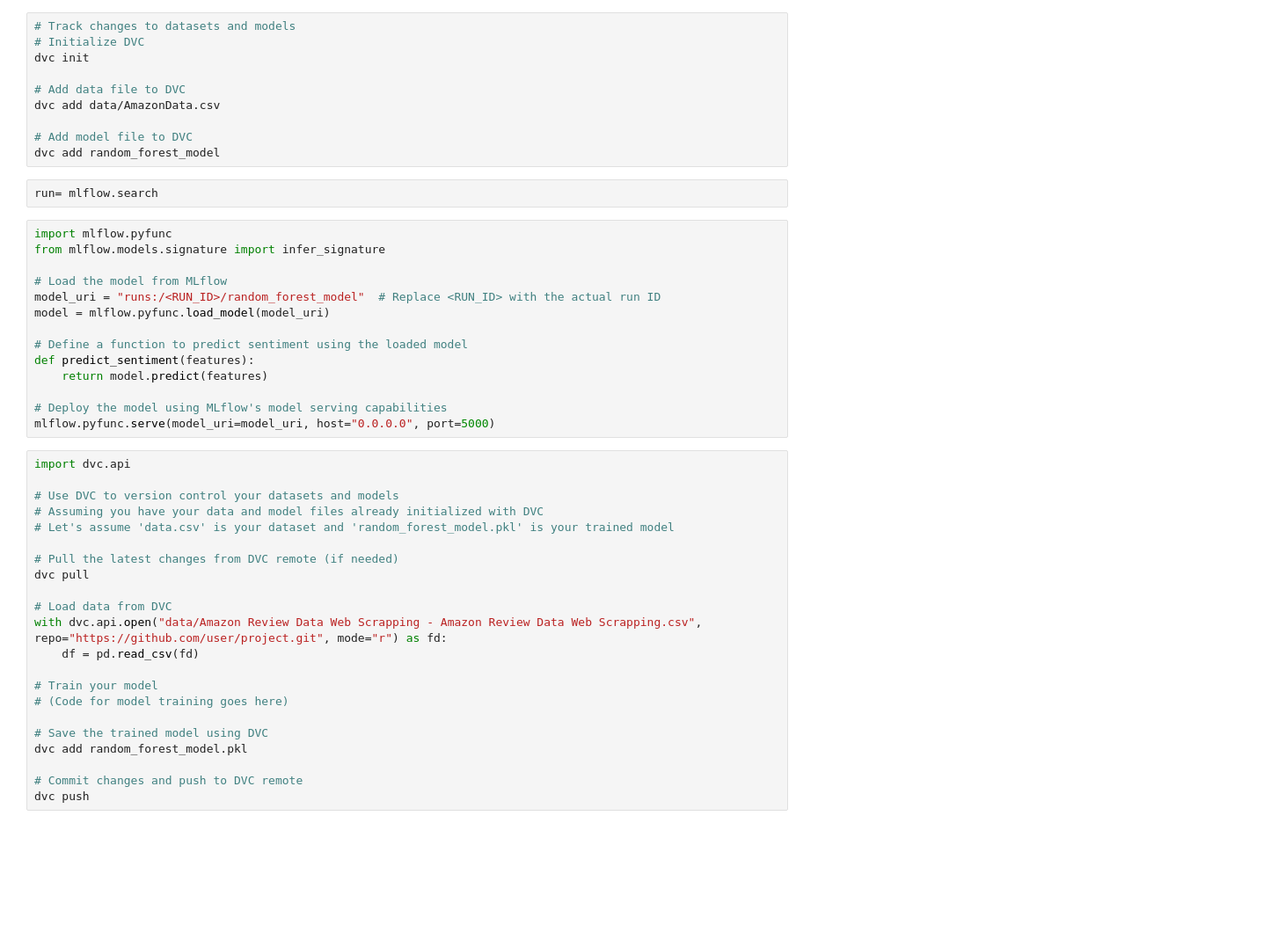
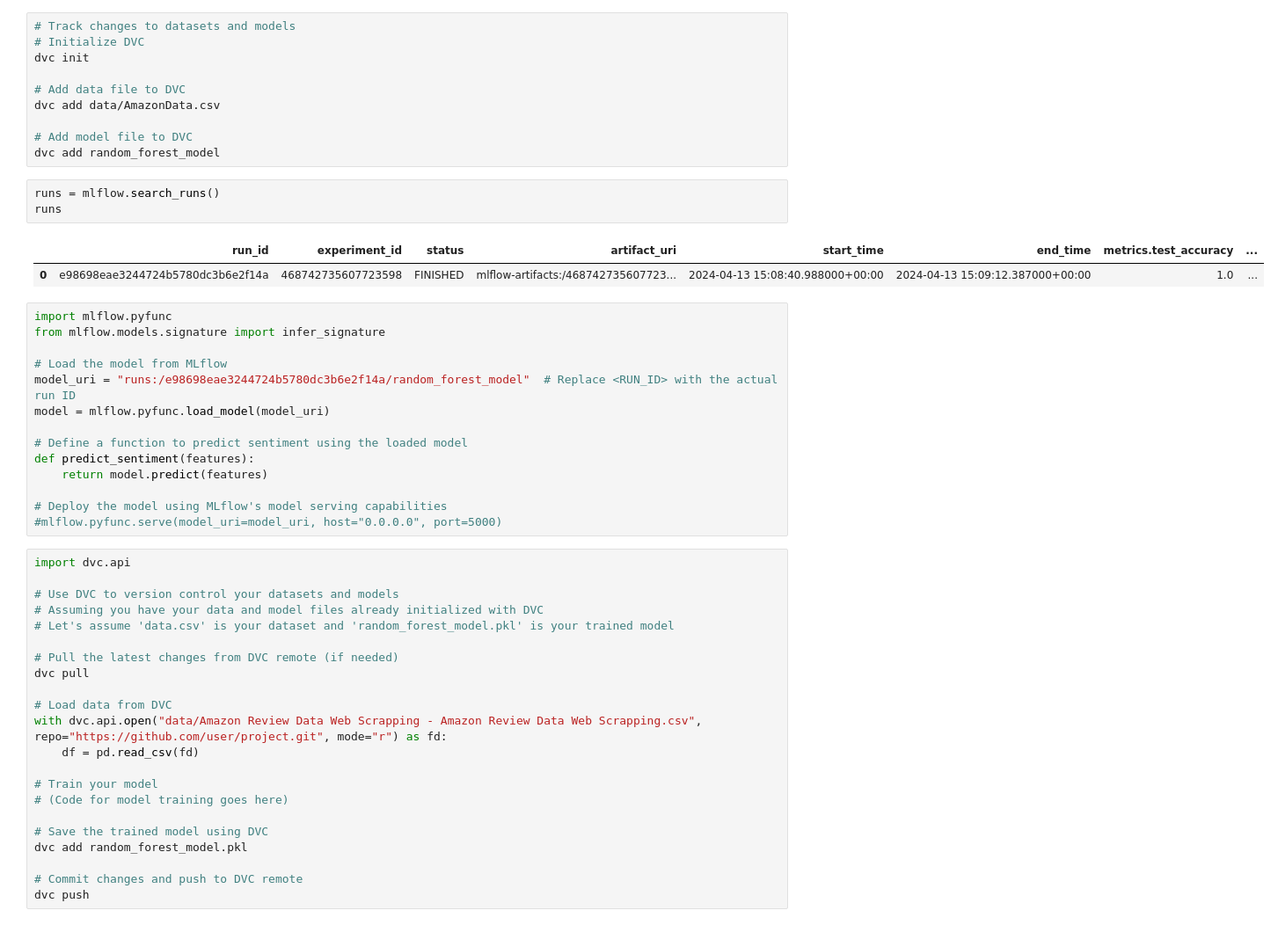
Before and after one commit to eriasaf/Group4E, a Jupyter notebook: Group 4E ML (1).ipynb, the cells around one changed output. Shown: that part at 88% size. Saved outputs shown, nothing was run; the diff lists cells and outputs as text; blank space fills up the shorter version.

```diff
--- a/Group 4E ML (1).ipynb
+++ b/Group 4E ML (1).ipynb
@@ -688,14 +693,18 @@ dvc add data/AmazonData.csv
 
 # Add model file to DVC
 dvc add random_forest_model
-# %%
-run= mlflow.search
+# %%
+runs = mlflow.search_runs()
+runs
+# %% [output]
+|  | run_id | experiment_id | status | artifact_uri | start_time | end_time | metrics.test_accuracy | ... |
+| 0 | e98698eae3244724b5780dc3b6e2f14a | 468742735607723598 | FINISHED | mlflow-artifacts:/468742735607723... | 2024-04-13 15:08:40.988000+00:00 | 2024-04-13 15:09:12.387000+00:00 | 1.0 | ... |
 # %%
 import mlflow.pyfunc
 from mlflow.models.signature import infer_signature
 
 # Load the model from MLflow
-model_uri = "runs:/<RUN_ID>/random_forest_model"  # Replace <RUN_ID> with the actual run ID
+model_uri = "runs:/e98698eae3244724b5780dc3b6e2f14a/random_forest_model"  # Replace <RUN_ID> with the actual run ID
 model = mlflow.pyfunc.load_model(model_uri)
 
 # Define a function to predict sentiment using the loaded model
@@ -703,7 +712,7 @@ def predict_sentiment(features):
     return model.predict(features)
 
 # Deploy the model using MLflow's model serving capabilities
-mlflow.pyfunc.serve(model_uri=model_uri, host="0.0.0.0", port=5000)
+#mlflow.pyfunc.serve(model_uri=model_uri, host="0.0.0.0", port=5000)
 # %%
 import dvc.api
 
```
Also changed, not shown: parts of 2 cells of this notebook, 20 other files.
